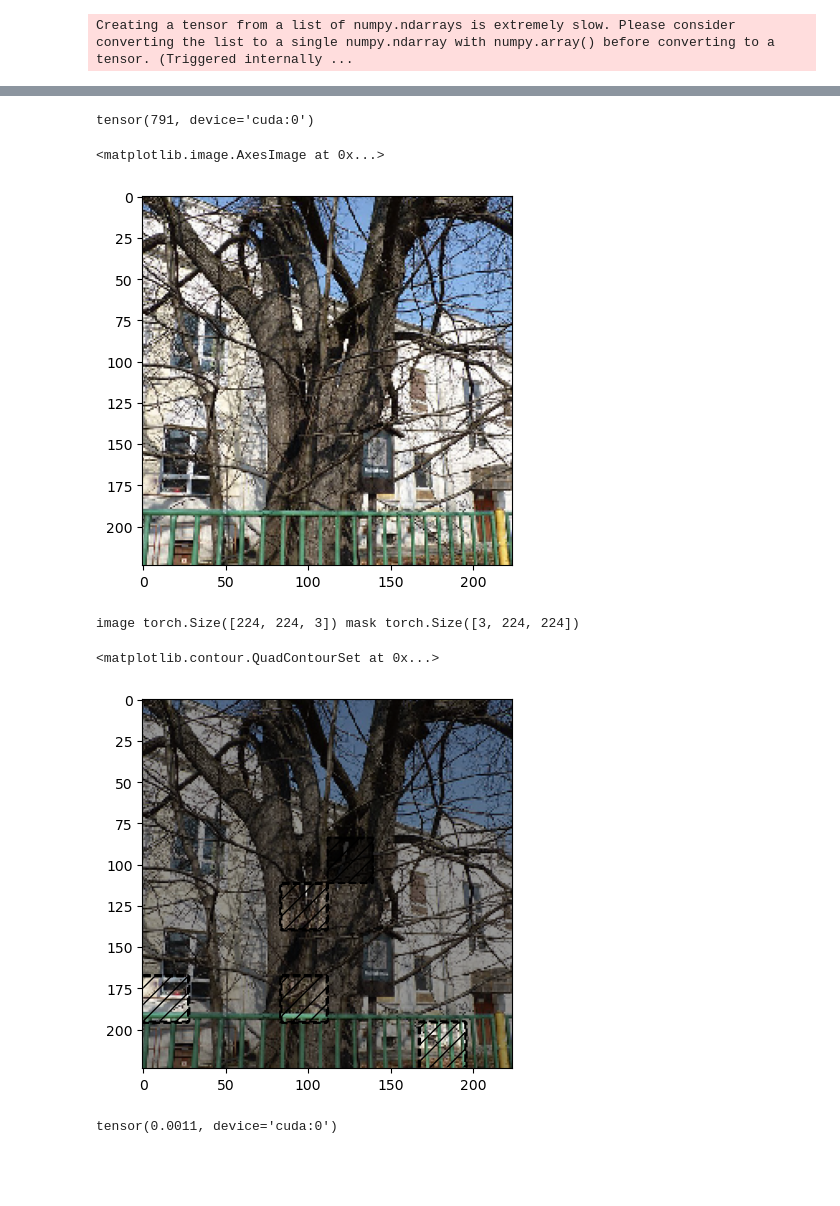
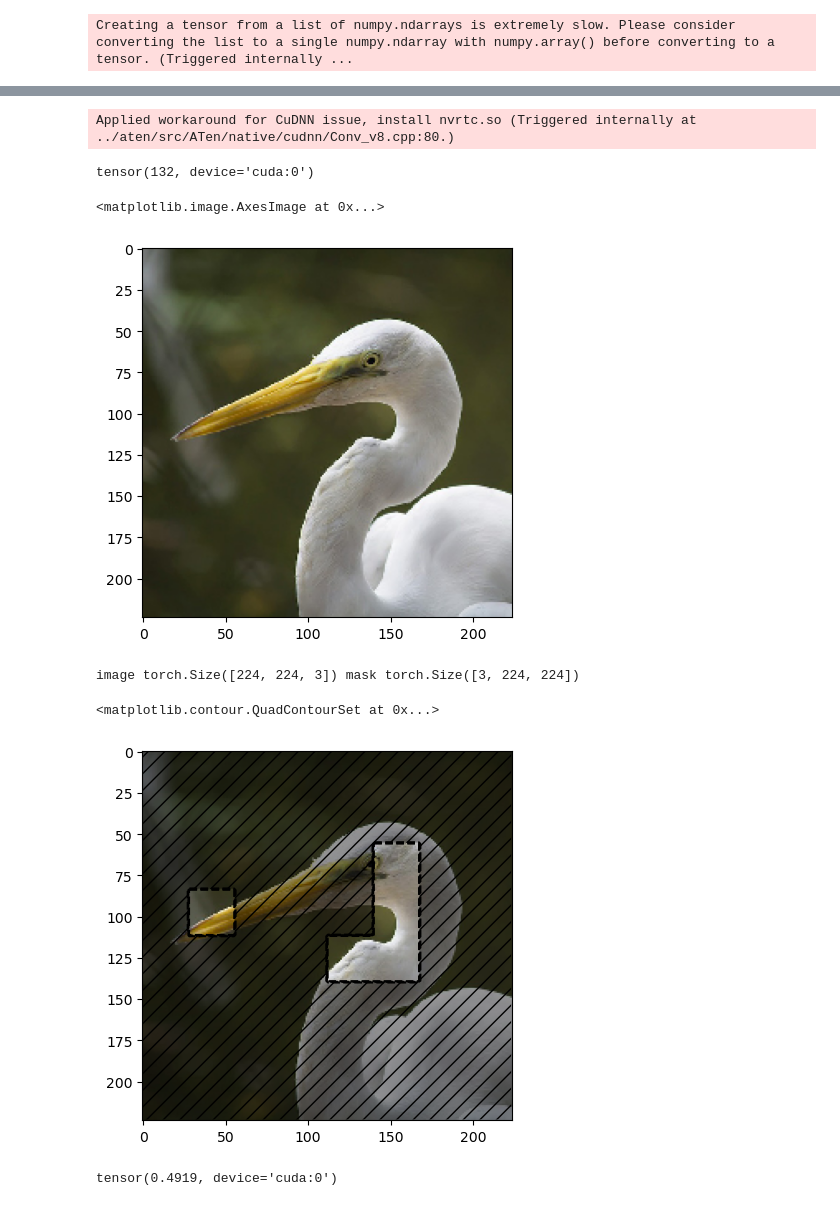
Before and after one commit to ShaileshSridhar2403/exlib, a Jupyter notebook: notebooks/ins_del.ipynb, the cells around one changed output, grey strips where cells are left out. Drawn from its saved outputs; the diff is of its cells as text; code cells hidden in the pictures; blank space fills up the shorter version.

Commit message:
Update ins del image

```diff
--- a/notebooks/ins_del.ipynb
+++ b/notebooks/ins_del.ipynb
@@ -16,7 +16,7 @@ processor = AutoImageProcessor.from_pretrained('google/vit-base-patch16-224')
 
 X, y = shap.datasets.imagenet50()
 
-X = torch.from_numpy(X).permute(0,3,1,2).float()[0:2]
+X = torch.from_numpy(X).permute(0,3,1,2).float()[0:10]
 # %%
 inputs = torch.tensor(processor(X)['pixel_values']).to(device)
 # %% [output]
@@ -40,19 +40,22 @@ class WrappedBackboneModel(nn.Module):
         return outputs.logits
 # %%
 wrapped_model = WrappedBackboneModel(model).to(device)
+# %%
+idx = 1
 # %%
 logits = wrapped_model(inputs)
 pred = torch.argmax(logits, dim=-1)
-pred[0]
+pred[idx]
 # %% [output]
-tensor(791, device='cuda:0')
+Applied workaround for CuDNN issue, install nvrtc.so (Triggered internally at ../aten/src/ATen/native/cudnn/Conv_v8.cpp:80.)
+tensor(132, device='cuda:0')
 # %%
 import matplotlib.pyplot as plt
 # %%
-plt.imshow((X[0] / 255).permute(1,2,0).numpy())
+plt.imshow((X[idx] / 255).permute(1,2,0).numpy())
 # %% [output]
 <matplotlib.image.AxesImage at 0x...>
-[figure, old version]
+[figure, new version]
 # %%
 from exlib.explainers import LimeImageCls
 from exlib.explainers.common import patch_segmenter
@@ -81,7 +84,7 @@ def hatch_dim_and_outline(image, mask, c=0.6):
     return masked_image
 # %%
 mask = expln.attributions[0]
-image = ((inputs[0] + 1) / 2).permute(1,2,0).cpu()
+image = ((inputs[idx] + 1) / 2).permute(1,2,0).cpu()
 print('image', image.shape, 'mask', mask.shape)
 masked_image = hatch_dim_and_outline(image, mask[0].unsqueeze(-1))
 plt.imshow(masked_image)
@@ -91,14 +94,14 @@ plt.contourf(mask[0,:,:], 2, hatches=['//', None, None],
 # %% [output]
 image torch.Size([224, 224, 3]) mask torch.Size([3, 224, 224])
 <matplotlib.contour.QuadContourSet at 0x...>
-[figure, old version]
+[figure, new version]
 # %%
 from exlib.evaluators.ins_del import InsertionCls, DeletionCls
 del_evaluator = DeletionCls(wrapped_model)
 with torch.no_grad():
-    del_score = del_evaluator(inputs, expln.attributions)
+    del_score = del_evaluator(inputs[idx:idx+1], expln.attributions)
 del_score[0]
 # %% [output]
-tensor(0.0011, device='cuda:0')
+tensor(0.4919, device='cuda:0')
 # %%
 with torch.no_grad():
```
Also changed, not shown: parts of 4 cells of this notebook.
